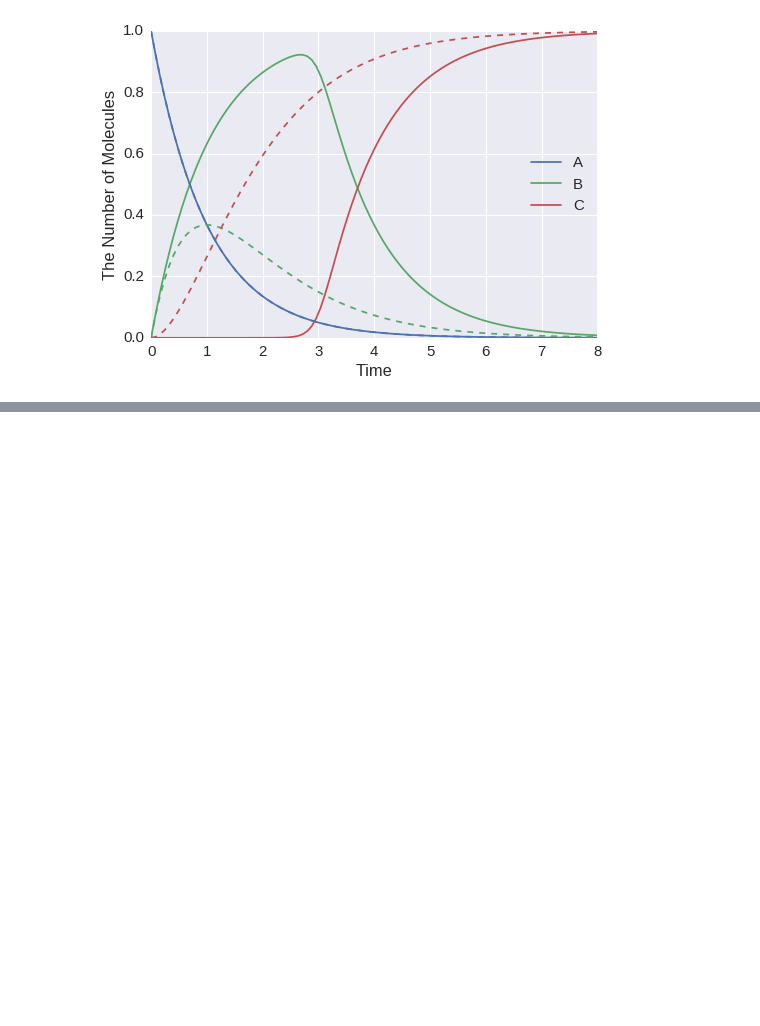
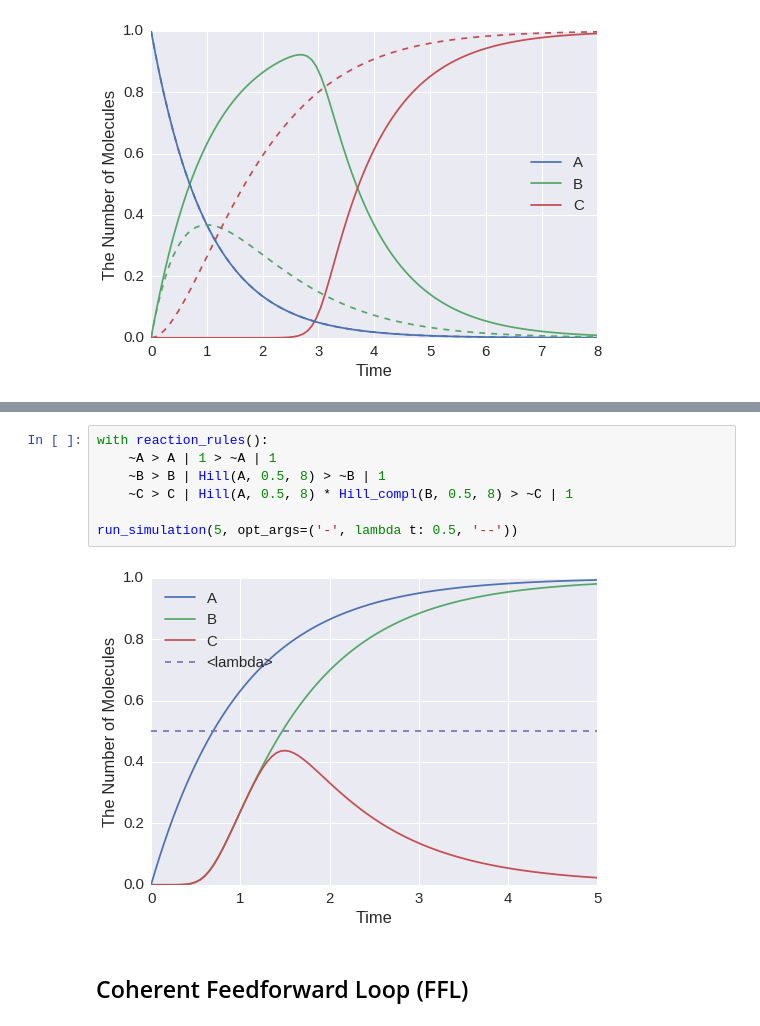
Before and after one commit to kozo2/ecell4-lectures, a Jupyter notebook: lecture2.ipynb, the cells around one changed output, grey strips where cells are left out. Drawn from its saved outputs; the diff is of its cells as text; blank space fills up the shorter version.

Commit message:
Add images to explain regulatory networks

```diff
--- a/lecture2.ipynb
+++ b/lecture2.ipynb
@@ -296,0 +311,11 @@ run_simulation(8, {'A': 1}, opt_args=('-', obs, '--'))
+# %%
+with reaction_rules():
+    ~A > A | 1 > ~A | 1
+    ~B > B | Hill(A, 0.5, 8) > ~B | 1
+    ~C > C | Hill(A, 0.5, 8) * Hill_compl(B, 0.5, 8) > ~C | 1
+
+run_simulation(5, opt_args=('-', lambda t: 0.5, '--'))
+# %% [output]
+[figure, added]
+# %% [markdown]
+## Coherent Feedforward Loop (FFL)
```
Also changed, not shown: parts of 11 cells of this notebook, 6 other files.
